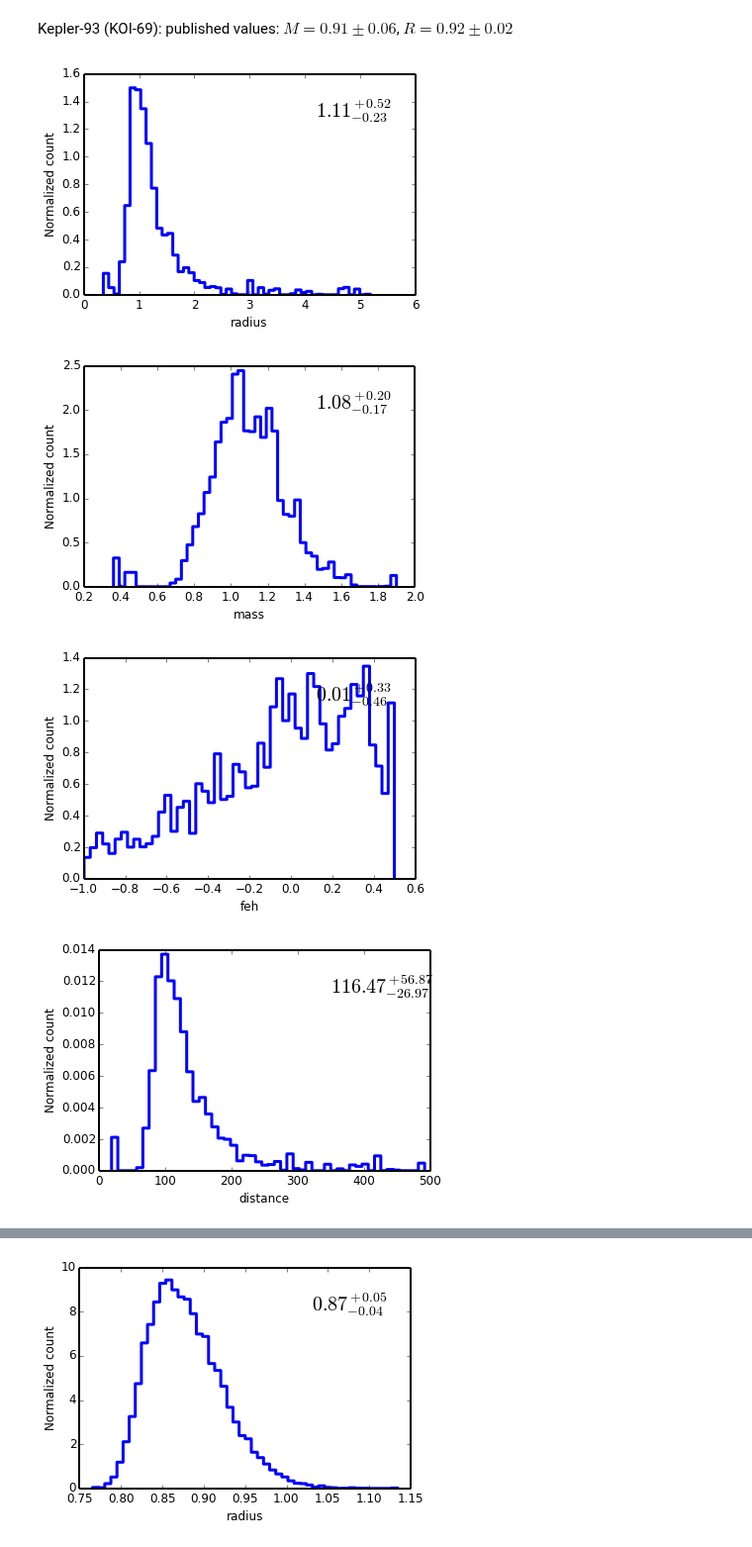
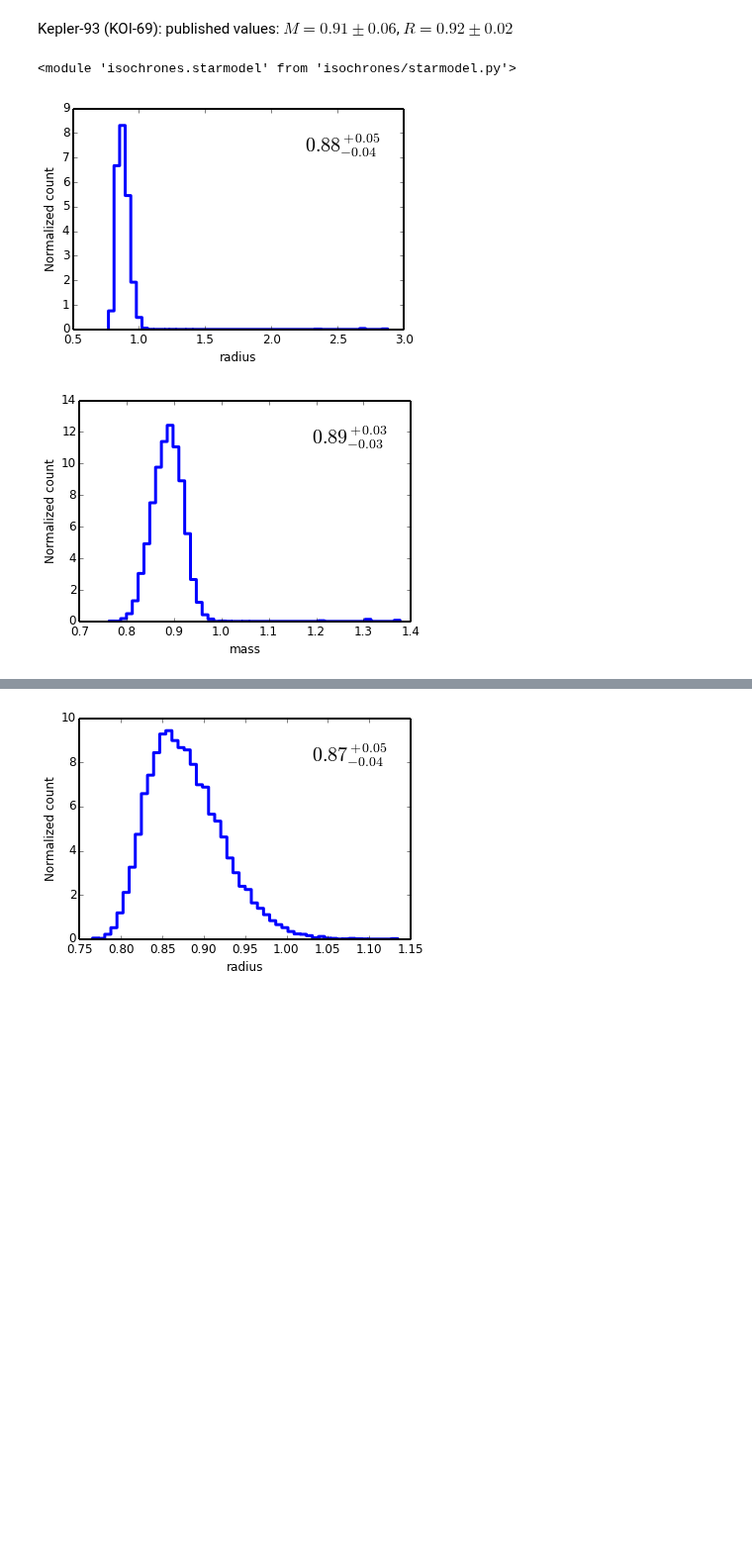
Before and after one commit to timothydmorton/isochrones, a Jupyter notebook: demo.ipynb, the cells around one changed output, grey strips where cells are left out. Shown at 99% size. Cells and saved outputs as stored; diff of their text form; code cells hidden in the pictures; blank space fills up the shorter version.

Commit message:
played around with sampler initialization methods

```diff
--- a/demo.ipynb
+++ b/demo.ipynb
@@ -67,7 +70,14 @@ mod.plot_samples('age')
 [figure]
 # %% [markdown]
 Kepler-93 (KOI-69):  published values: $M = 0.91 \pm 0.06$, $R = 0.92 \pm 0.02$
+# %%
+reload(dartmouth.iso); reload(dartmouth); reload(sm)
+# %% [output]
+<module 'isochrones.starmodel' from 'isochrones/starmodel.py'>
 # %%
-mags = {'H': (8.4459999999999997,0.04),
- 'J': (8.7710000000000008,0.04),
- 'K': (8.3699999999999992,0.04)}
+mags = {'H': (8.4459999999999997,0.08),
+ 'J': (8.7710000000000008,0.08),
+ 'K': (8.3699999999999992,0.08),
+ 'g':(10.33,0.08),
+ 'r':(9.83,0.08)}
+specprops = dict(Teff=(5626,64),logg=(4.47,0.07),feh=(-.16,0.1))
@@ -75,0 +84,4 @@ mod = StarModel(dar,**mags)
+# %%
+#smod = sm.StarModel(dar,**mags)
+smod = sm.StarModel(dar,**specprops)
+#smod.add_props(**specprops)
@@ -76,12 +90,10 @@ mod = StarModel(dar,**mags)
 # %%
-mod.fit_mcmc(p0=array([0.91,9.5,0.0,200,0.1]))
-mod.plot_samples('radius')
-mod.plot_samples('mass')
-mod.plot_samples('feh')
-mod.plot_samples('distance')
-mod.plot_samples('AV')
+smod.fit_mcmc()
+smod.plot_samples('radius')
+smod.plot_samples('mass')
+#smod.plot_samples('feh')
+#smod.plot_samples('distance')
+#smod.plot_samples('AV')
 # %% [output]
-[figure, old version]
+[figure, new version]
-[figure, old version]
+[figure, new version]
-[figure, removed]
-[figure, removed]
```
Also changed, not shown: parts of 19 cells of this notebook, 1 other file.
